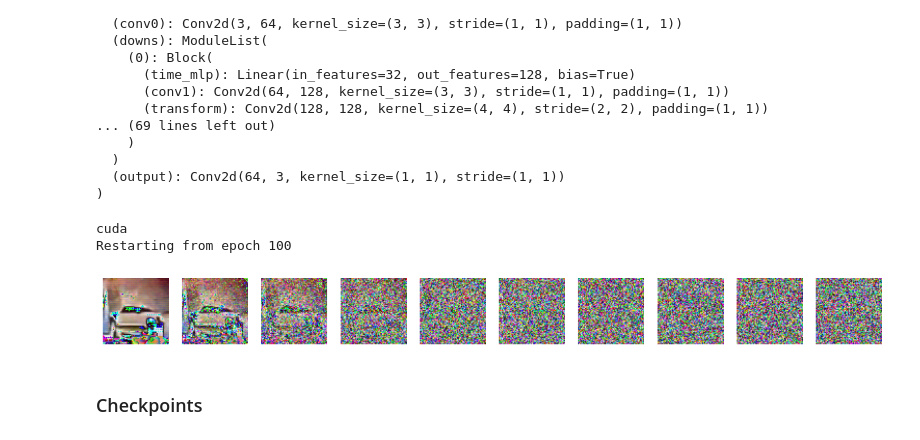
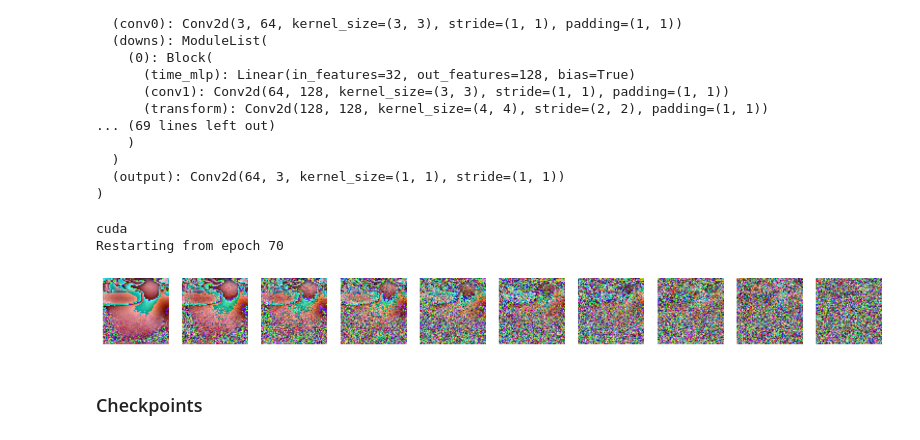
Before and after one commit to anirudhkaushik2003/Diffusion-Models-from-Scratch, a Jupyter notebook: visualize.ipynb, the cells around one changed output. Cells and saved outputs as stored; diff of their text form; code cells hidden in the pictures.

Commit message:
new unet architechture

```diff
--- a/visualize.ipynb
+++ b/visualize.ipynb
@@ -38,7 +38,7 @@ beta_end = 0.02
 timesteps = 300
 
 
-noise_scheduler = NoiseScheduler(beta_start, beta_end, timesteps, 32)
+noise_scheduler = NoiseScheduler(beta_start, beta_end, timesteps, BATCH_SIZE)
 noise_scheduler.beta_scheduler()
 # %%
 image = next(iter(data_loader))[0]
@@ -99,26 +99,28 @@ def restart_last_checkpoint(model,PATH = f'/ssd_scratch/cvit/anirudhkaushik/chec
 
     load_model_from_checkpoint(model, PATH)
 # %%
+from unet import UNet
 def test_sample_output():
     torch.cuda.empty_cache()
     device = torch.device("cuda" if torch.cuda.is_available() else "cpu")
     print(device)
     # load_model_from_checkpoint(model, "/ssd_scratch/cvit/anirudhkaushik/checkpoints/unet.pt")
-    model = SimpleUNET()
-    model = torch.nn.DataParallel(model)
-    restart_last_checkpoint(model, "/ssd_scratch/cvit/anirudhkaushik/checkpoints/unet_100_epoch.pt")
+    model = UNet(3,3)
+    # model = torch.nn.DataParallel(model)
+    restart_last_checkpoint(model)
+
     model = model.to(device)
     noise_scheduler.sample_plot_image(IMG_SIZE, model)
 
 
 
     t = torch.randint(0, timesteps, (BATCH_SIZE,), device=device).long()
 
 test_sample_output()
 # %% [output]
 cuda
-Restarting from epoch 100
+Restarting from epoch 70
-[figure, old version]
+[figure, new version]
 # %%
 # from torch.optim import Adam
 
```
Also changed, not shown: parts of 1 cell of this notebook, 3 other files.
